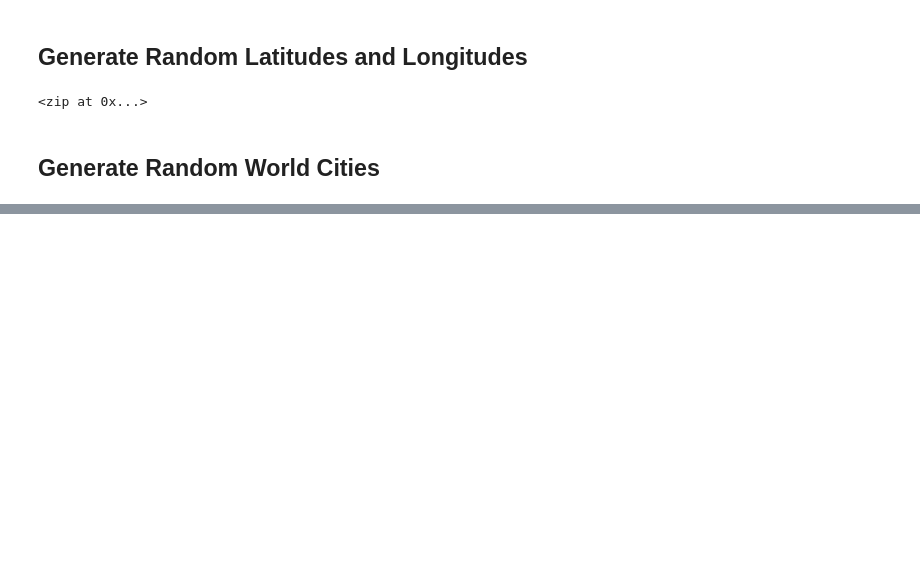
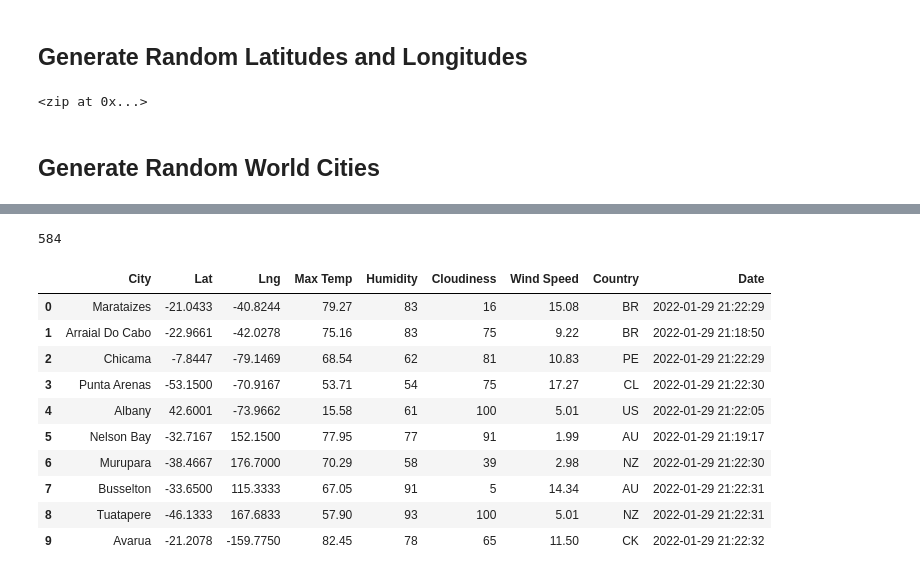
Before and after one commit to aberloro/World_Weather_Analysis, a Jupyter notebook: WeatherPy.ipynb, the cells around one changed output, grey strips where cells are left out. Cells and saved outputs as stored; diff of their text form; code cells hidden in the pictures; blank space fills up the shorter version.

Commit message:
adding code for api call

```diff
--- a/WeatherPy.ipynb
+++ b/WeatherPy.ipynb
@@ -37,0 +44,3 @@ len(cities)
+# %%
+#Starting URL for Weather Map API Call.
+url = "http://api.openweathermap.org/data/2.5/weather?units=Imperial&APPID=" + weather_api_key
@@ -37,0 +136,20 @@ len(cities)
+# %%
+print(len(city_data))
+# %% [output]
+584
+# %%
+#Convert the array of dictionaries to a Pandas DataFrame.
+city_data_df = pd.DataFrame(city_data)
+city_data_df.head(10)
+# %% [output]
+|  | City | Lat | Lng | Max Temp | Humidity | Cloudiness | Wind Speed | Country | Date |
+| 0 | Marataizes | -21.0433 | -40.8244 | 79.27 | 83 | 16 | 15.08 | BR | 2022-01-29 21:22:29 |
+| 1 | Arraial Do Cabo | -22.9661 | -42.0278 | 75.16 | 83 | 75 | 9.22 | BR | 2022-01-29 21:18:50 |
+| 2 | Chicama | -7.8447 | -79.1469 | 68.54 | 62 | 81 | 10.83 | PE | 2022-01-29 21:22:29 |
+| 3 | Punta Arenas | -53.1500 | -70.9167 | 53.71 | 54 | 75 | 17.27 | CL | 2022-01-29 21:22:30 |
+| 4 | Albany | 42.6001 | -73.9662 | 15.58 | 61 | 100 | 5.01 | US | 2022-01-29 21:22:05 |
+| 5 | Nelson Bay | -32.7167 | 152.1500 | 77.95 | 77 | 91 | 1.99 | AU | 2022-01-29 21:19:17 |
+| 6 | Murupara | -38.4667 | 176.7000 | 70.29 | 58 | 39 | 2.98 | NZ | 2022-01-29 21:22:30 |
+| 7 | Busselton | -33.6500 | 115.3333 | 67.05 | 91 | 5 | 14.34 | AU | 2022-01-29 21:22:31 |
+| 8 | Tuatapere | -46.1333 | 167.6833 | 57.90 | 93 | 100 | 5.01 | NZ | 2022-01-29 21:22:31 |
+| 9 | Avarua | -21.2078 | -159.7750 | 82.45 | 78 | 65 | 11.50 | CK | 2022-01-29 21:22:32 |
```
Also changed, not shown: parts of 6 cells of this notebook, 1 other file.
